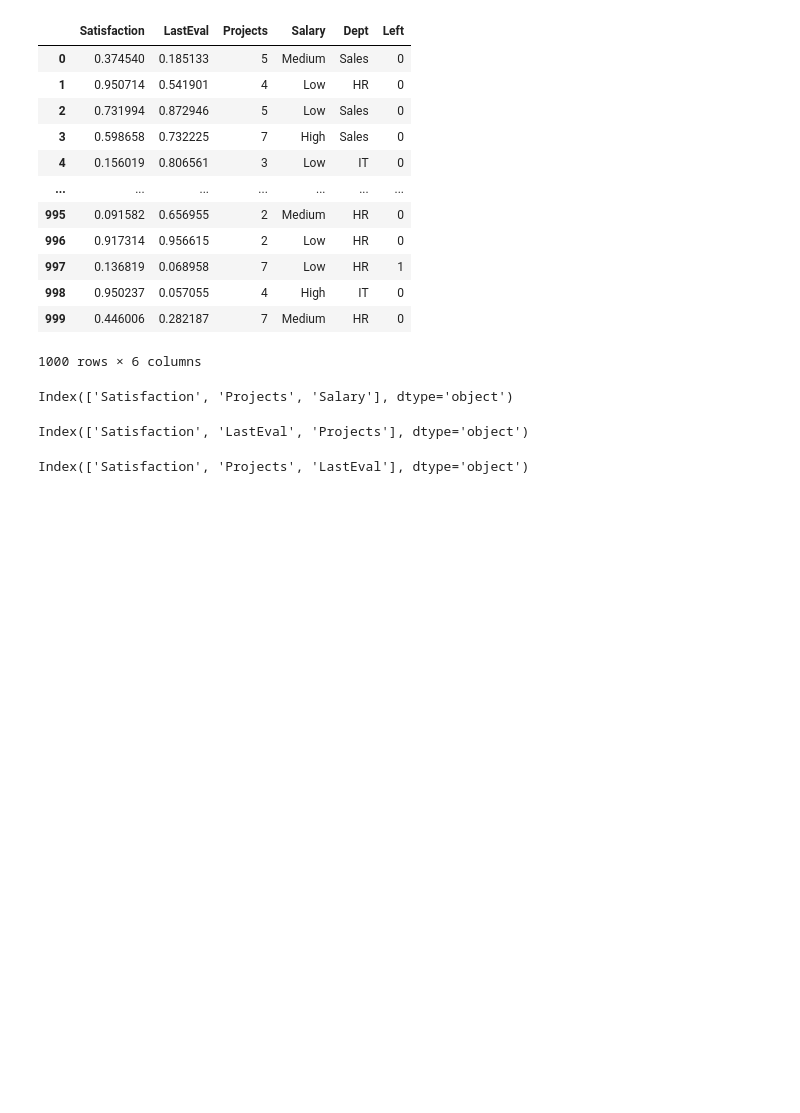
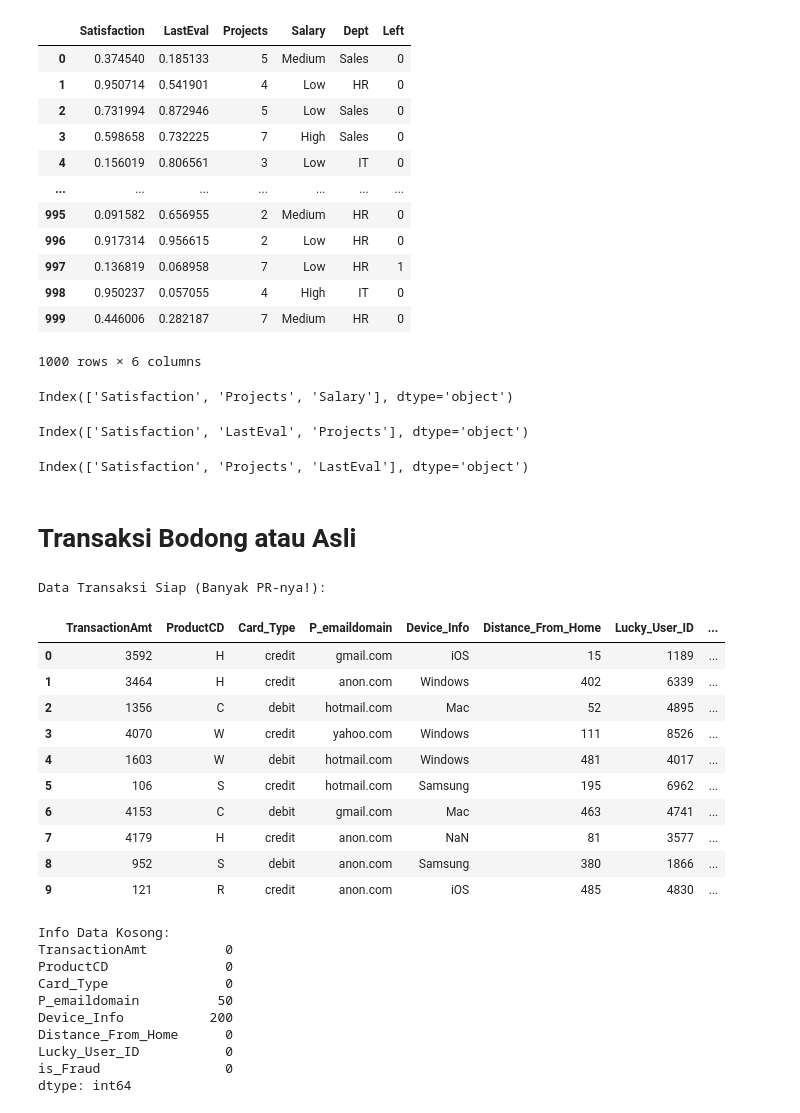
Before and after one commit to rezzz59/STUPEN, a Jupyter notebook: KELAS/feature_engginering/breast_cancer.ipynb, the cells around one changed output. Drawn from its saved outputs; the diff is of its cells as text; code cells hidden in the pictures; blank space fills up the shorter version.

```diff
--- a/KELAS/feature_engginering/breast_cancer.ipynb
+++ b/KELAS/feature_engginering/breast_cancer.ipynb
@@ -231,3 +231,73 @@ top3_indices = np.argsort(importances[::-1][:3])
 x.columns[top3_indices]
 # %% [output]
 Index(['Satisfaction', 'Projects', 'LastEval'], dtype='object')
+# %% [markdown]
+# Transaksi Bodong atau Asli
+# %%
+import pandas as pd
+import numpy as np
+
+# Agar hasil random kita sama
+np.random.seed(123)
+n_samples = 1000
+
+# 1. GENERATE DATA
+data = {
+    'TransactionAmt': np.random.randint(10, 5000, n_samples), # Jumlah Transaksi ($10 - $5000)
+    'ProductCD': np.random.choice(['W', 'C', 'R', 'H', 'S'], n_samples), # Kode Produk (Kategori)
+    'Card_Type': np.random.choice(['debit', 'credit'], n_samples), # Jenis Kartu
+    'P_emaildomain': np.random.choice(['gmail.com', 'yahoo.com', 'hotmail.com', 'anon.com'], n_samples), # Email
+    'Device_Info': np.random.choice(['Samsung', 'iOS', 'Windows', 'Mac'], n_samples), # Info HP/Laptop
+    'Distance_From_Home': np.random.randint(1, 500, n_samples), # Jarak transaksi dari rumah (KM)
+    'Lucky_User_ID': np.random.randint(1000, 9999, n_samples) # ID User (Jebakan/Noise)
+}
+
+df_fraud = pd.DataFrame(data)
+
+# 2. MEMBUAT LOGIKA TARGET (FRAUD = 1)
+# Logika: Fraud biasanya terjadi jika Transaksi Besar ATAU Jarak Jauh ATAU pakai email anonim
+conditions = (
+    (df_fraud['TransactionAmt'] > 3000) |
+    (df_fraud['Distance_From_Home'] > 300) |
+    (df_fraud['P_emaildomain'] == 'anon.com')
+)
+# Beri label 1 (Fraud) jika kondisi terpenuhi (peluang 70%), sisanya 0
+df_fraud['is_Fraud'] = np.where(conditions,
+                                np.random.choice([1, 0], n_samples, p=[0.7, 0.3]),
+                                np.random.choice([1, 0], n_samples, p=[0.1, 0.9]))
+
+# 3. MENGOTORI DATA (Membuat Missing Values / NaN)
+# Kita hapus sebagian data di kolom 'Device_Info' dan 'P_emaildomain'
+idx_nan_device = np.random.choice(n_samples, 200, replace=False) # 200 data hilang
+idx_nan_email = np.random.choice(n_samples, 50, replace=False)   # 50 data hilang
+
+df_fraud.loc[idx_nan_device, 'Device_Info'] = np.nan
+df_fraud.loc[idx_nan_email, 'P_emaildomain'] = np.nan
+
+print("Data Transaksi Siap (Banyak PR-nya!):")
+display(df_fraud.head(10))
+print("\nInfo Data Kosong:")
+print(df_fraud.isnull().sum())
+# %% [output]
+Data Transaksi Siap (Banyak PR-nya!):
+|  | TransactionAmt | ProductCD | Card_Type | P_emaildomain | Device_Info | Distance_From_Home | Lucky_User_ID | ... |
+| 0 | 3592 | H | credit | gmail.com | iOS | 15 | 1189 | ... |
+| 1 | 3464 | H | credit | anon.com | Windows | 402 | 6339 | ... |
+| 2 | 1356 | C | debit | hotmail.com | Mac | 52 | 4895 | ... |
+| 3 | 4070 | W | credit | yahoo.com | Windows | 111 | 8526 | ... |
+| 4 | 1603 | W | debit | hotmail.com | Windows | 481 | 4017 | ... |
+| 5 | 106 | S | credit | hotmail.com | Samsung | 195 | 6962 | ... |
+| 6 | 4153 | C | debit | gmail.com | Mac | 463 | 4741 | ... |
+| 7 | 4179 | H | credit | anon.com | NaN | 81 | 3577 | ... |
+| 8 | 952 | S | debit | anon.com | Samsung | 380 | 1866 | ... |
+| 9 | 121 | R | credit | anon.com | iOS | 485 | 4830 | ... |
+Info Data Kosong:
+TransactionAmt          0
+ProductCD               0
+Card_Type               0
+P_emaildomain          50
+Device_Info           200
+Distance_From_Home      0
+Lucky_User_ID           0
+is_Fraud                0
+dtype: int64
```
Also changed, not shown: parts of 14 cells of this notebook.
